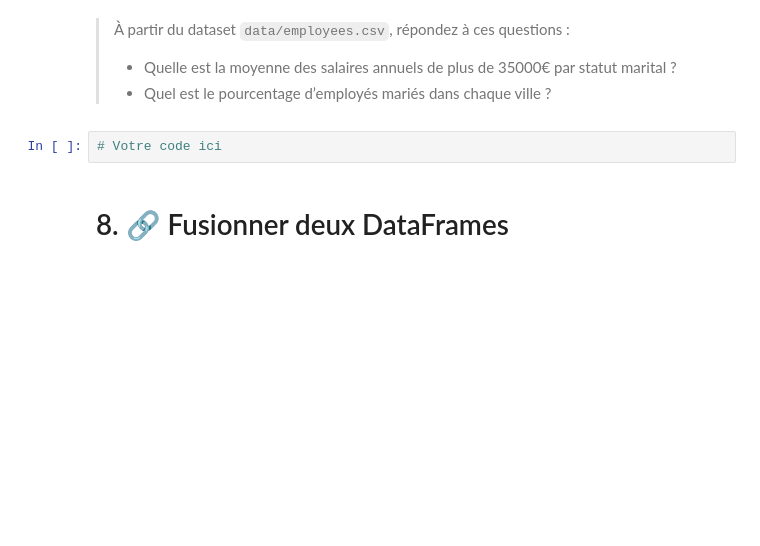
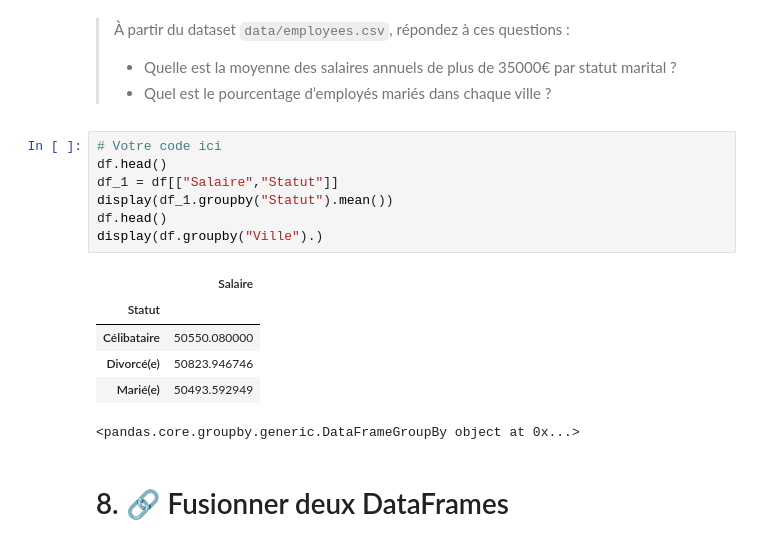
Before and after one commit to CSAADZIDI/init_pandas, a Jupyter notebook: pandas_essentiels.ipynb, the cells around one changed output. Drawn from its saved outputs; the diff is of its cells as text; blank space fills up the shorter version.

```diff
--- a/pandas_essentiels.ipynb
+++ b/pandas_essentiels.ipynb
@@ -674,6 +674,18 @@ display(df_numeriques.groupby("Ville").mean())  # Moyenne des salaire par ville
 > - Quel est le pourcentage d’employés mariés dans chaque ville ?
 # %%
 # Votre code ici
+df.head()
+df_1 = df[["Salaire","Statut"]]
+display(df_1.groupby("Statut").mean())
+df.head()
+display(df.groupby("Ville").)
+# %% [output]
+|  | Salaire |
+| Statut |  |
+| Célibataire | 50550.080000 |
+| Divorcé(e) | 50823.946746 |
+| Marié(e) | 50493.592949 |
+<pandas.core.groupby.generic.DataFrameGroupBy object at 0x...>
 # %% [markdown]
 # 8. 🔗 Fusionner deux DataFrames
 # %% [markdown]
```
Also changed, not shown: parts of 4 cells of this notebook.
